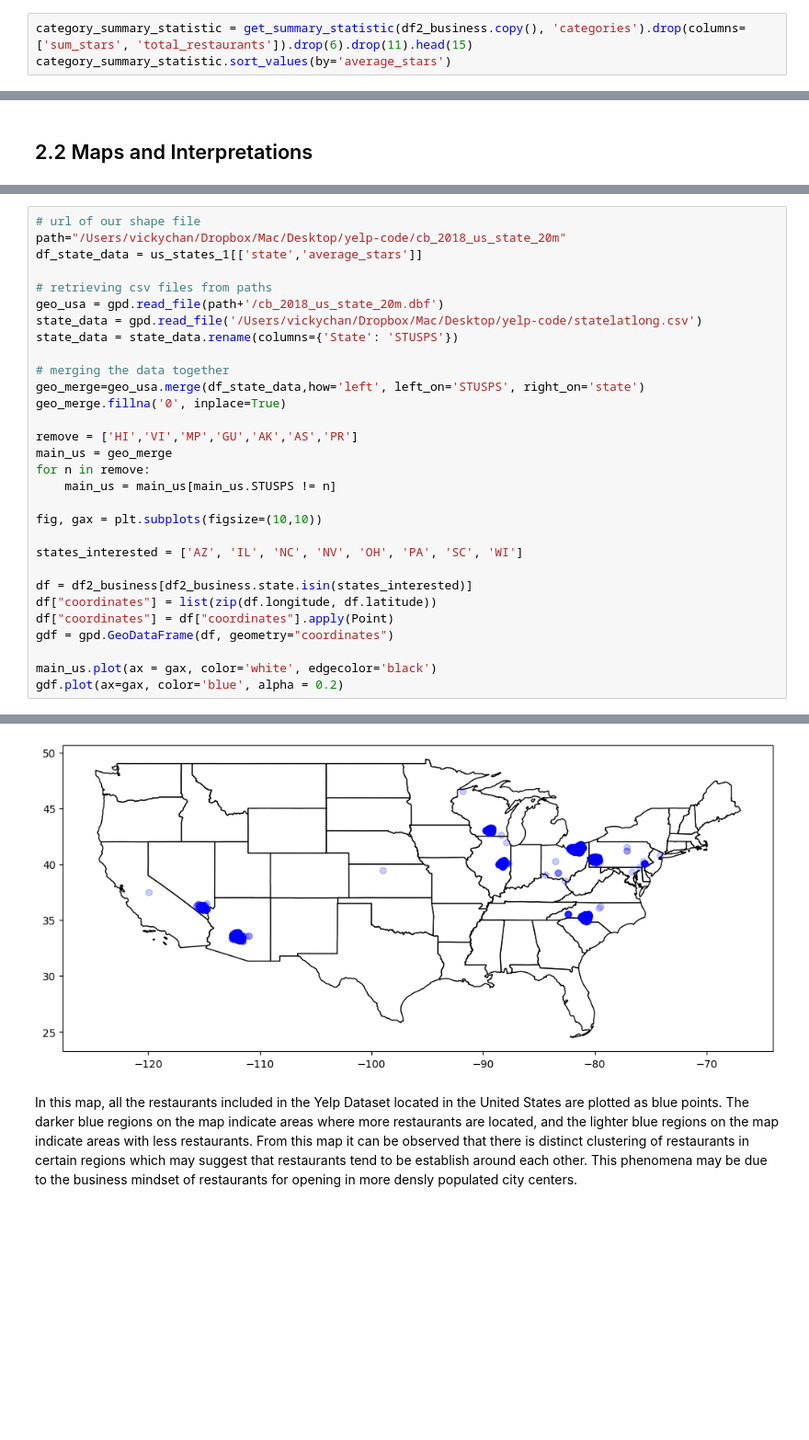
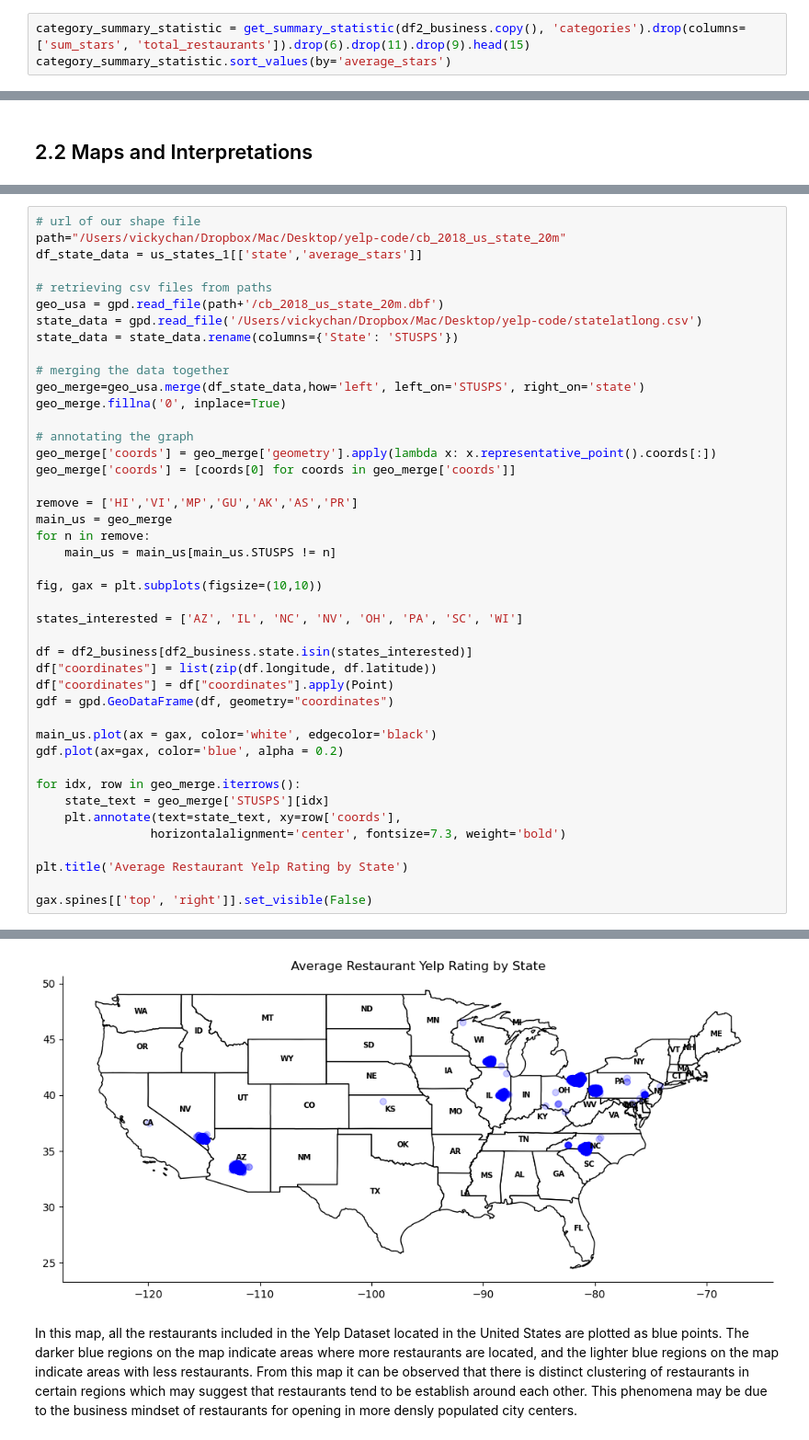
Before and after one commit to vvickychan/yelp-code, a Jupyter notebook: yelp.ipynb, the cells around one changed output, grey strips where cells are left out. Shown at 92% size. Cells and saved outputs as stored; diff of their text form; blank space fills up the shorter version.

```diff
--- a/yelp.ipynb
+++ b/yelp.ipynb
@@ -297,7 +304,7 @@ This summary statistic indicates the average star rating for restaurants with a
 # %% [markdown]
 ### Summary statistics of Category types and Yelp stars
 # %%
-category_summary_statistic = get_summary_statistic(df2_business.copy(), 'categories').drop(columns=['sum_stars', 'total_restaurants']).drop(6).drop(11).head(15)
+category_summary_statistic = get_summary_statistic(df2_business.copy(), 'categories').drop(columns=['sum_stars', 'total_restaurants']).drop(6).drop(11).drop(9).head(15)
 category_summary_statistic.sort_values(by='average_stars')
 # %% [output]
 |  | categories | average_stars |
@@ -676,6 +719,10 @@ state_data = state_data.rename(columns={'State': 'STUSPS'})
 # merging the data together
 geo_merge=geo_usa.merge(df_state_data,how='left', left_on='STUSPS', right_on='state')
 geo_merge.fillna('0', inplace=True)
+
+# annotating the graph
+geo_merge['coords'] = geo_merge['geometry'].apply(lambda x: x.representative_point().coords[:])
+geo_merge['coords'] = [coords[0] for coords in geo_merge['coords']]
 
 remove = ['HI','VI','MP','GU','AK','AS','PR']
 main_us = geo_merge
@@ -693,4 +740,13 @@ gdf = gpd.GeoDataFrame(df, geometry="coordinates")
 
 main_us.plot(ax = gax, color='white', edgecolor='black')
 gdf.plot(ax=gax, color='blue', alpha = 0.2)
+
+for idx, row in geo_merge.iterrows():
+    state_text = geo_merge['STUSPS'][idx]
+    plt.annotate(text=state_text, xy=row['coords'],
+                horizontalalignment='center', fontsize=7.3, weight='bold')
+
+plt.title('Average Restaurant Yelp Rating by State')
+
+gax.spines[['top', 'right']].set_visible(False)
 # %% [output]
@@ -698,4 +753,4 @@ gdf.plot(ax=gax, color='blue', alpha = 0.2)
-[figure, old version]
+[figure, new version]
 # %% [markdown]
 In this map, all the restaurants included in the Yelp Dataset located in the United States are plotted as blue points. The darker blue regions on the map indicate areas where more restaurants are located, and the lighter blue regions on the map indicate areas with less restaurants. From this map it can be observed that there is distinct clustering of restaurants in certain regions which may suggest that restaurants tend to be establish around each other. This phenomena may be due to the business mindset of restaurants for opening in more densly populated city centers.
 # %% [markdown]
```
Also changed, not shown: parts of 25 cells of this notebook, 11 other files.
